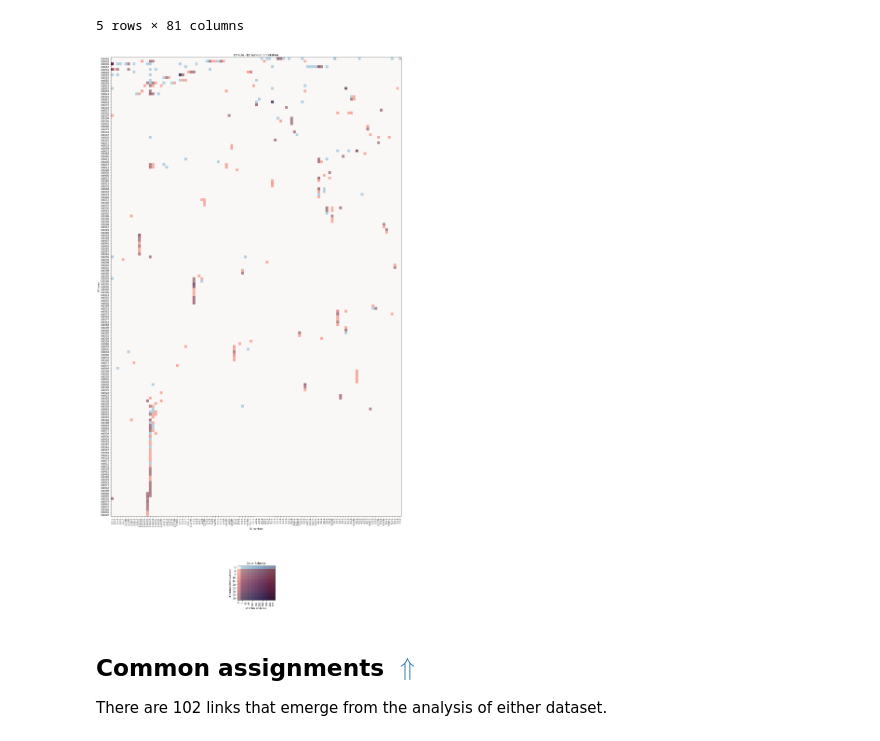
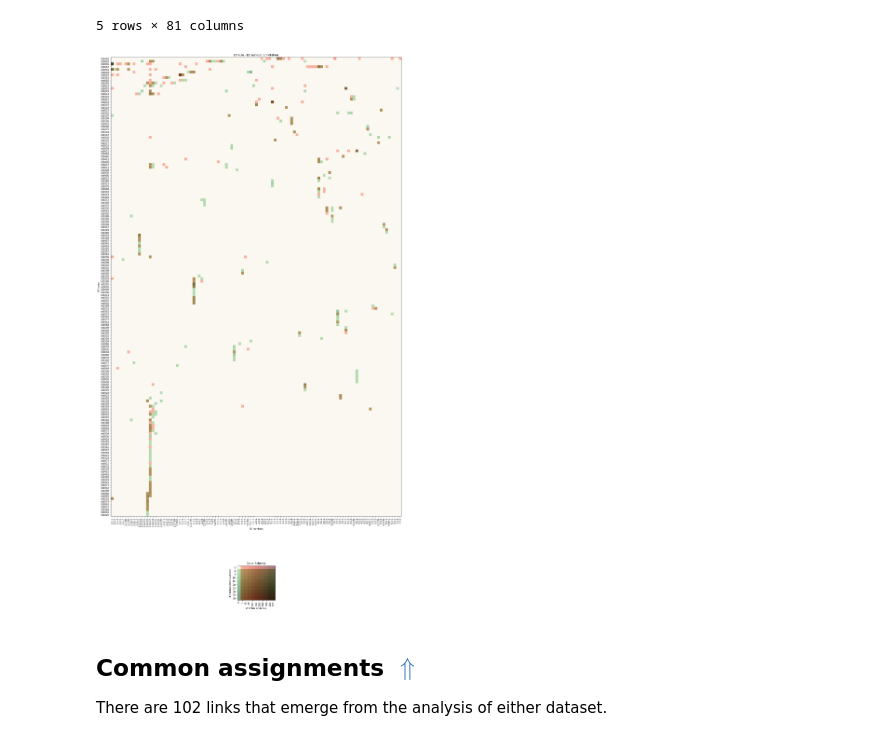
Before and after one commit to emanuel-schmid/enviLink, a Jupyter notebook: notebooks/enviLink results.ipynb, the cells around one changed output. Drawn from its saved outputs; the diff is of its cells as text; code cells hidden in the pictures.

Commit message:
change histogram colors

```diff
--- a/notebooks/enviLink results.ipynb
+++ b/notebooks/enviLink results.ipynb
@@ -203,9 +203,9 @@ kegg_hm.head()
 # %%
 ground, overlay = make_comparable(kegg_hm, ebbd_hm)
 # %%
-combined_histogram(ground, overlay, ground_cmap='Blues', overlay_cmap='Reds', alpha=0.5, dumpfile='histogram.png')
+combined_histogram(ground, overlay, dumpfile='histogram.png')
 # %% [output]
-[figure, old version]
+[figure, new version]
 # %% [markdown]
 ## <a class="anchor" id="common"></a>Common assignments [$\Uparrow$](#toc)
 
```
